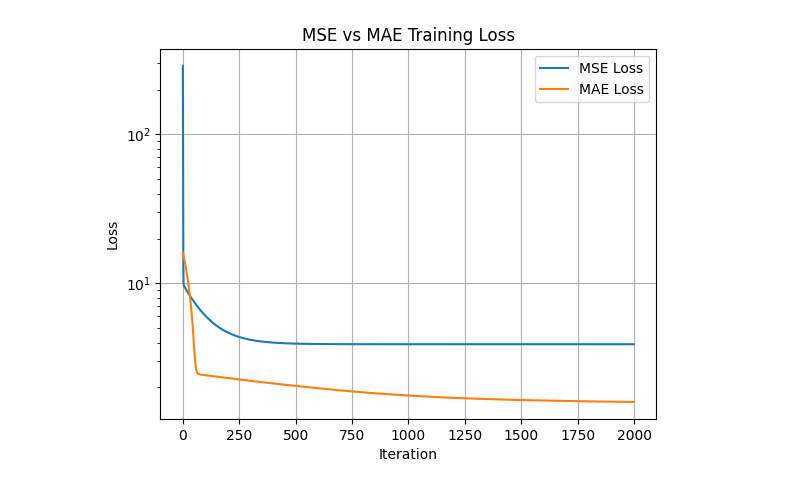
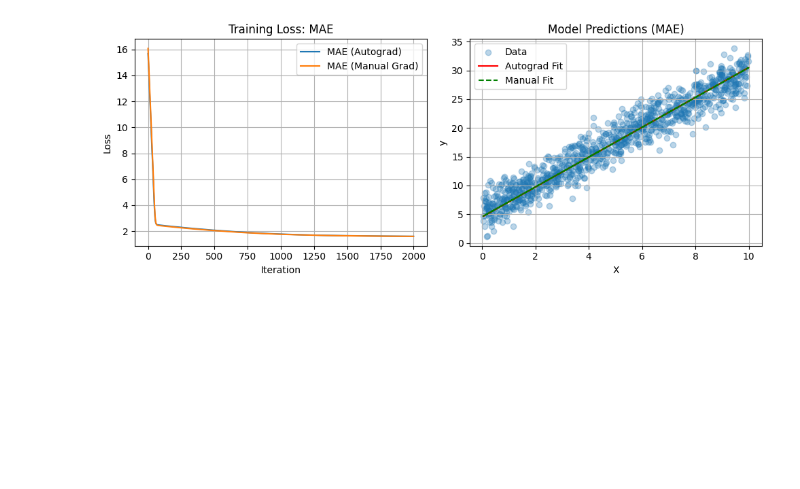
Before and after one commit to dsplog/dsplog.com, a Jupyter notebook: code/linear_regression/linear_regression_mean_abs_error.ipynb, the cells around one changed output. Saved outputs shown, nothing was run; the diff lists cells and outputs as text; code cells hidden in the pictures; blank space fills up the shorter version.

```diff
--- a/code/linear_regression/linear_regression_mean_abs_error.ipynb
+++ b/code/linear_regression/linear_regression_mean_abs_error.ipynb
@@ -21,28 +23,20 @@ y = torch.tensor(y_np, dtype=torch.float32)
 alpha = 0.01
 n_iter = 2000
 
-def train_model(X, y, loss_type):
-    # Initialize weights and bias
+# 1. MAE with autograd
+def train_mae_autograd(X, y):
     w = torch.randn(1, 1, requires_grad=True)
     b = torch.randn(1, 1, requires_grad=True)
 
     losses = []
 
     for _ in range(n_iter):
-        z = w.T @ X + b
+        z = w @ X + b
+        loss = torch.sum(torch.abs(z - y)) / m
+        losses.append(loss.item())
 
-        # Loss
-        if loss_type == "mse":
-            loss = torch.sum((z - y) ** 2) / m
-        elif loss_type == "mae":
-            loss = torch.sum(torch.abs(z - y)) / m
-        else:
-            raise ValueError("Invalid loss type")
-
-        losses.append(loss.item())
         loss.backward()
 
-        # Update
         with torch.no_grad():
             w -= alpha * w.grad
             b -= alpha * b.grad
@@ -50,22 +44,64 @@ def train_model(X, y, loss_type):
         w.grad.zero_()
         b.grad.zero_()
 
+    return losses, w.detach(), b.detach()
+
+# 2. MAE with manual gradients
+def train_mae_manual(X, y):
+    w = torch.randn(1, 1, dtype=torch.float32)
+    b = torch.randn(1, 1, dtype=torch.float32)
+
+    losses = []
+
+    for _ in range(n_iter):
+        z = w @ X + b
+        loss = torch.sum(torch.abs(z - y)) / m
+        grad_z = torch.sign(z - y) / m
+
+        grad_w = grad_z @ X.T
+        grad_b = torch.sum(grad_z, dim=1, keepdim=True)
+
+        w -= alpha * grad_w
+        b -= alpha * grad_b
+
+        losses.append(loss.item())
+
     return losses, w, b
 
 # Train both models
-losses_mse, w_mse, b_mse = train_model(X, y, "mse")
-losses_mae, w_mae, b_mae = train_model(X, y, "mae")
+losses_autograd, w_auto, b_auto = train_mae_autograd(X, y)
+losses_manual, w_manual, b_manual = train_mae_manual(X, y)
 
-# Plot comparison
-plt.semilogy(losses_mse, label='MSE Loss')
-plt.semilogy(losses_mae, label='MAE Loss')
+# Print final parameters
+print(f"Autograd MAE Parameters: w = {w_auto.item():.4f}, b = {b_auto.item():.4f}")
+print(f"Manual MAE Parameters:   w = {w_manual.item():.4f}, b = {b_manual.item():.4f}")
+
+# Plot losses
+plt.figure(figsize=(10, 4))
+plt.subplot(1, 2, 1)
+plt.plot(losses_autograd, label='MAE (Autograd)')
+plt.plot(losses_manual, label='MAE (Manual Grad)')
 plt.xlabel('Iteration')
 plt.ylabel('Loss')
-plt.title('MSE vs MAE Training Loss')
+plt.title('Training Loss: MAE')
 plt.legend()
 plt.grid(True)
+
+# Plot predictions
+X_plot = X_np.flatten()
+y_true = y_np.flatten()
+y_pred_auto = (w_auto.item() * X_plot + b_auto.item())
+y_pred_manual = (w_manual.item() * X_plot + b_manual.item())
+
+plt.subplot(1, 2, 2)
+plt.scatter(X_plot, y_true, label='Data', alpha=0.3)
+plt.plot(X_plot, y_pred_auto, label='Autograd Fit', color='red')
+plt.plot(X_plot, y_pred_manual, label='Manual Fit', color='green', linestyle='--')
+plt.xlabel('X')
+plt.ylabel('y')
+plt.title('Model Predictions (MAE)')
+plt.legend()
+plt.grid(True)
+plt.tight_layout()
 plt.show()
-# Print the weights and biases
-print("MSE Model: w =", w_mse.detach().numpy(), ", b =", b_mse.detach().numpy())
-print("MAE Model: w =", w_mae.detach().numpy(), ", b =", b_mae.detach().numpy())
 # %% [output]
@@ -72 +110 @@ print("MAE Model: w =", w_mae.detach().numpy(), ", b =", b_mae.detach().numpy())
-[figure, old version]
+[figure, new version]
```
Also changed, not shown: parts of 2 cells of this notebook.
